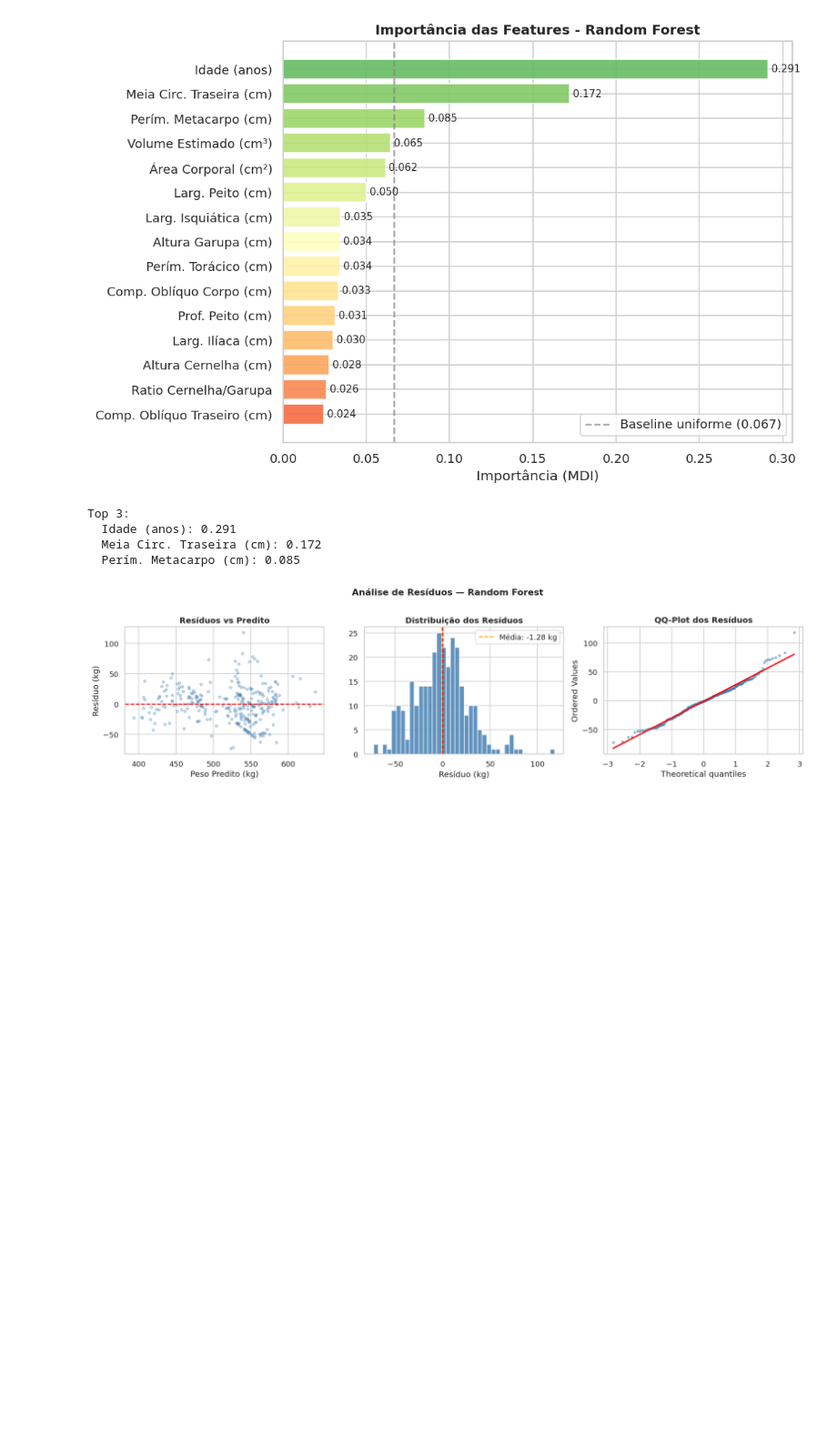
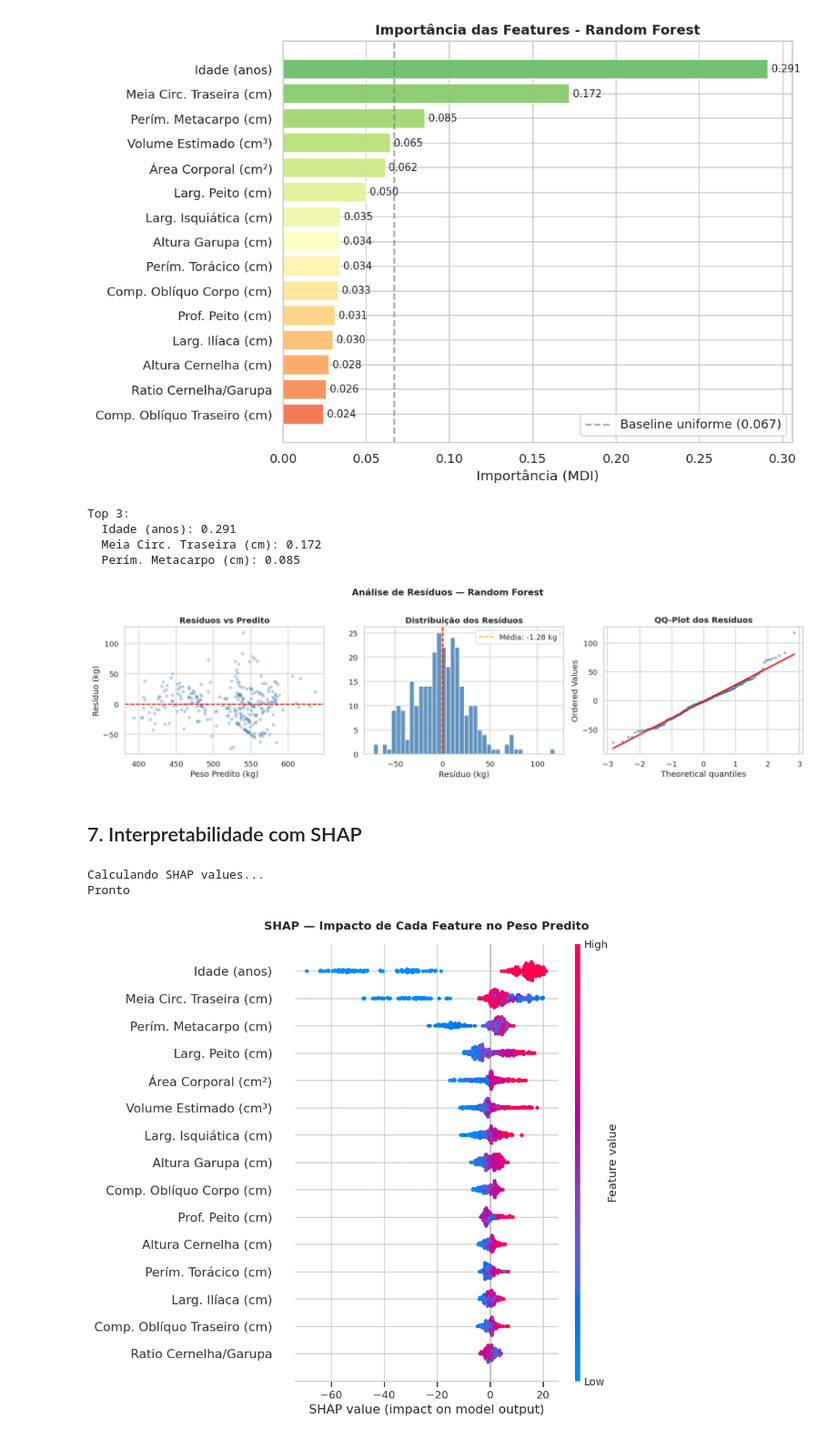
Before and after one commit to jota6k/projeto_peso_bovinos, a Jupyter notebook: notebook_peso_bovinos.ipynb, the cells around one changed output. Shown at 91% size. Saved outputs shown, nothing was run; the diff lists cells and outputs as text; code cells hidden in the pictures; blank space fills up the shorter version.

Commit message:
feat: interpretabilidade com SHAP - beeswarm e waterfall

```diff
--- a/notebook_peso_bovinos.ipynb
+++ b/notebook_peso_bovinos.ipynb
@@ -457,3 +457,27 @@ plt.tight_layout()
 plt.show()
 # %% [output]
 [figure]
+# %% [markdown]
+## 7. Interpretabilidade com SHAP
+# %%
+print('Calculando SHAP values...')
+X_shap = pd.DataFrame(X_test_sc, columns=FEATURES)
+idx = np.random.choice(len(X_shap), size=min(300, len(X_shap)), replace=False)
+X_sample = X_shap.iloc[idx]
+X_sample_pt = X_sample.rename(columns=NOMES_PT)
+
+explainer = shap.TreeExplainer(rf)
+shap_values = explainer.shap_values(X_sample)
+print('Pronto')
+# %% [output]
+Calculando SHAP values...
+Pronto
+# %%
+# Beeswarm
+plt.figure(figsize=(10, 6))
+shap.summary_plot(shap_values, X_sample_pt, plot_type='dot', show=False)
+plt.title('SHAP — Impacto de Cada Feature no Peso Predito', fontweight='bold', pad=15)
+plt.tight_layout()
+plt.show()
+# %% [output]
+[figure, added]
```
Also changed, not shown: parts of 1 cell of this notebook.
